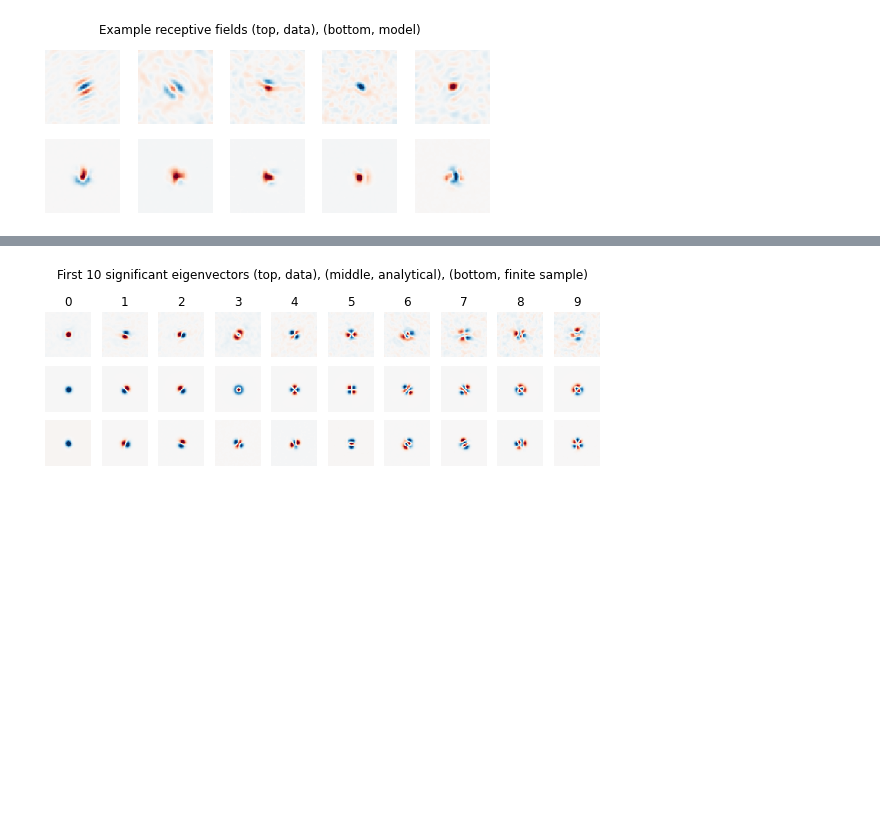
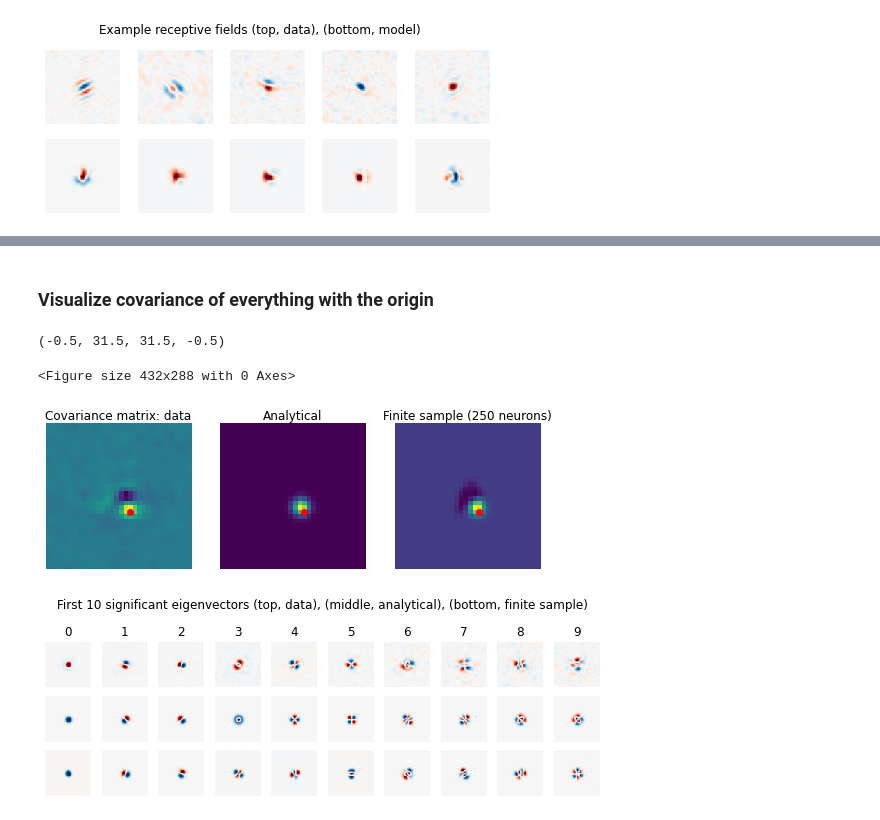
Before and after one commit to BruntonUWBio/structured-random-features, a Jupyter notebook: new_version/Ringach_V1_data.ipynb, the cells around one changed output, grey strips where cells are left out. Drawn from its saved outputs; the diff is of its cells as text; code cells hidden in the pictures; blank space fills up the shorter version.

```diff
--- a/new_version/Ringach_V1_data.ipynb
+++ b/new_version/Ringach_V1_data.ipynb
@@ -251,3 +257,44 @@ plt.tight_layout()
+# %% [markdown]
+### Visualize covariance of everything with the origin
+# %%
+fig = plt.figure()
+
+xdiff, ydiff = 2, 3
+i = 528 + xdiff + ydiff * 32
+C_data_row = C_data[i, :].reshape(32, 32)
+C_model_row = C_model[i, :].reshape(32, 32)
+C_model_finite_sample_row = C_model_finite_sample[i, :].reshape(32, 32)
+
+fig = plt.figure
+clim = 0.5
+fig = plt.figure(figsize=(12, 4))
+ax = fig.add_subplot(141)
+plt.title('Covariance matrix: data', y=0.98)
+plt.imshow(C_data_row)
+plt.plot(xdiff + 16, ydiff + 16, 'ro')
+# plt.clim(-clim, clim)
+plt.axis('off')
+# plt.colorbar()
+
+ax = fig.add_subplot(142)
+plt.title('Analytical', y=0.98)
+plt.imshow(C_model_row)
+plt.plot(xdiff + 16, ydiff + 16, 'ro')
+# plt.clim(-clim, clim)
+plt.axis('off')
+# plt.colorbar()
+
+ax = fig.add_subplot(143)
+plt.title('Finite sample (250 neurons)', y=0.98)
+plt.imshow(C_model_finite_sample_row)
+plt.plot(xdiff + 16, ydiff + 16, 'ro')
+# plt.clim(-clim, clim)
+plt.axis('off')
+# plt.colorbar()
+# %% [output]
+(-0.5, 31.5, 31.5, -0.5)
+<Figure size 432x288 with 0 Axes>
+[figure, added]
 # %%
 # plot the eigenvecs
 fig = plt.figure(figsize=(8, 3))
```
Also changed, not shown: parts of 22 cells of this notebook, 6 other files.
